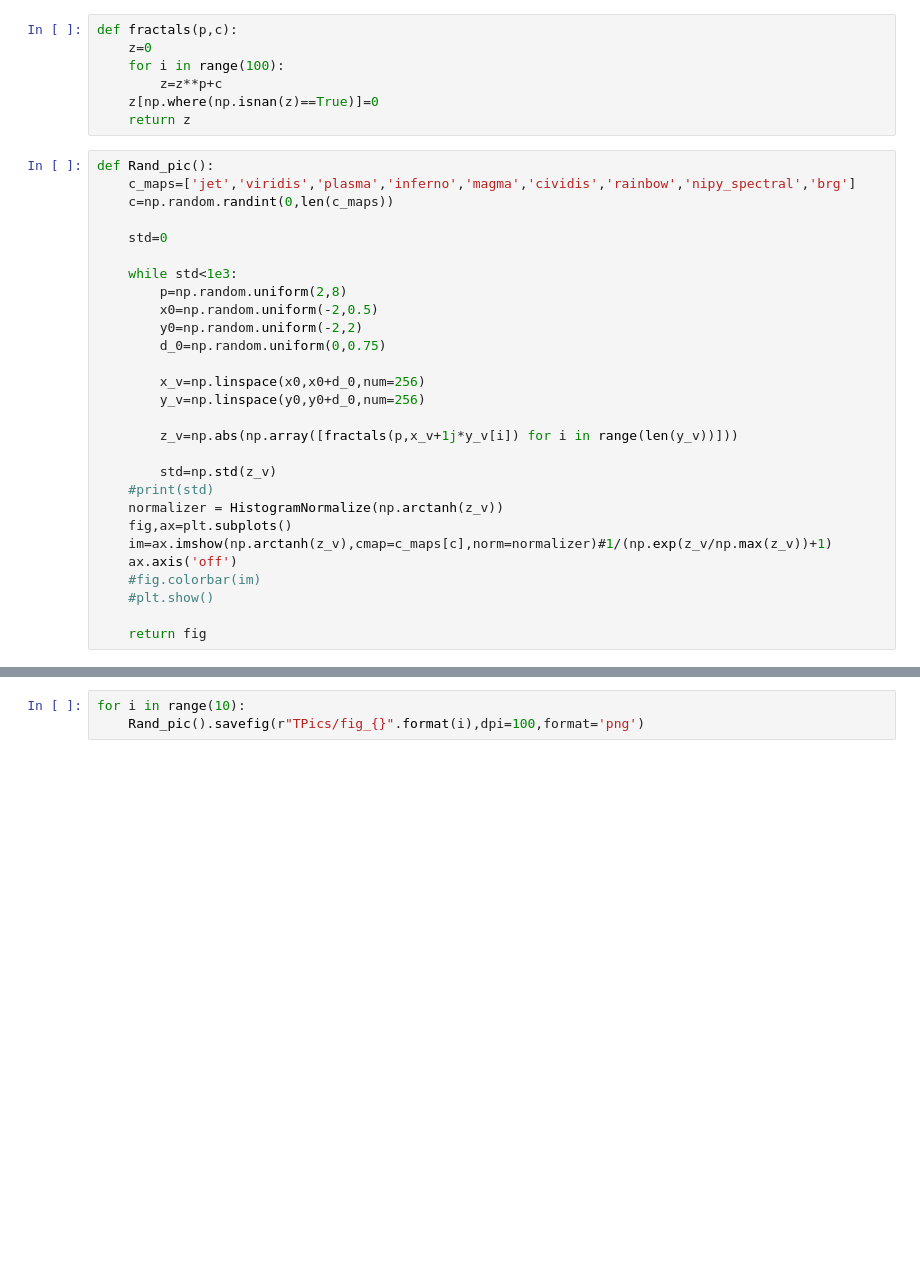
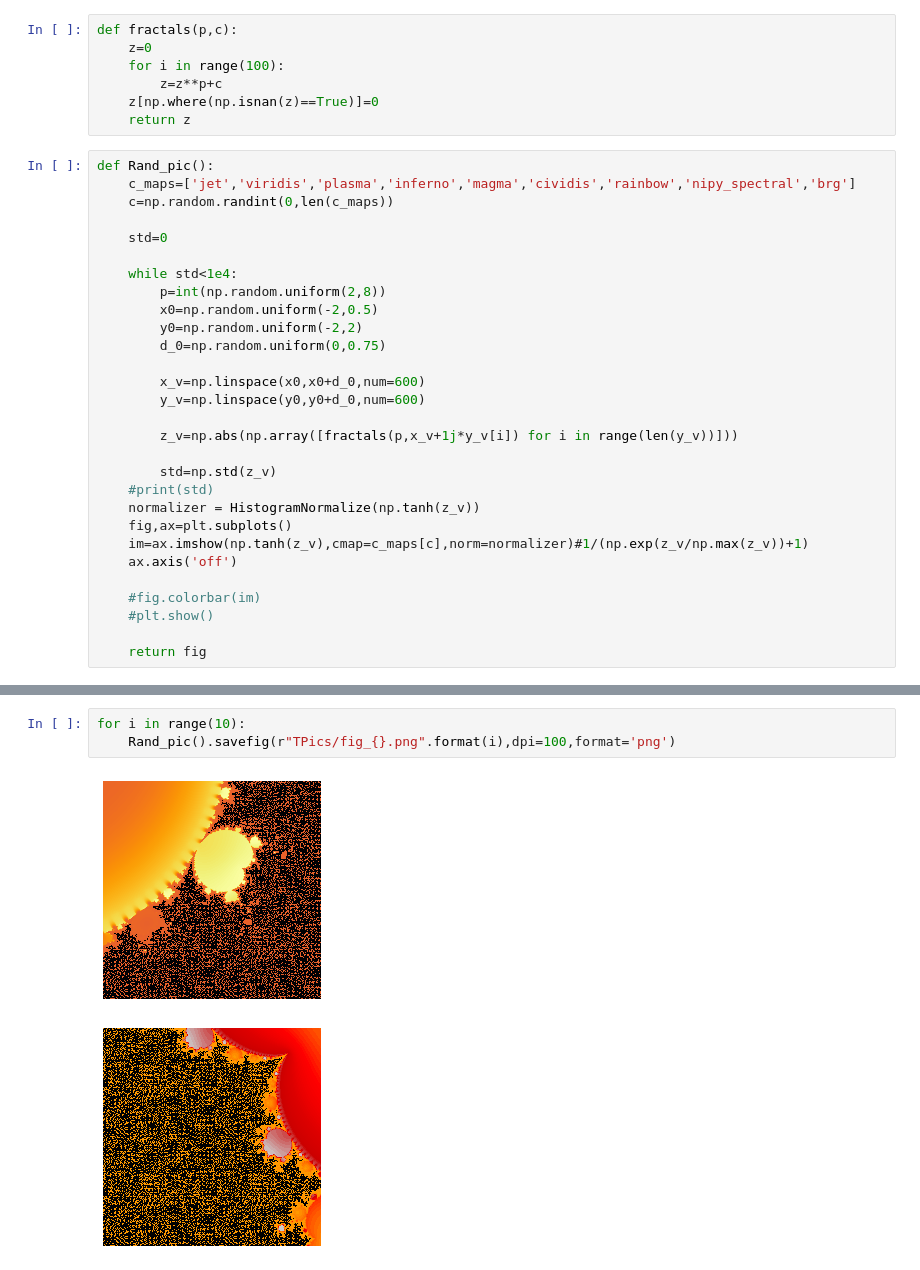
Before and after one commit to amertbozkurt/Mert-Bastiks, a Jupyter notebook: PicGenPrototyping.ipynb, the cells around one changed output, grey strips where cells are left out. Saved outputs shown, nothing was run; the diff lists cells and outputs as text; blank space fills up the shorter version.

```diff
--- a/PicGenPrototyping.ipynb
+++ b/PicGenPrototyping.ipynb
@@ -48,23 +48,24 @@ def Rand_pic():
 
     std=0
 
-    while std<1e3:
-        p=np.random.uniform(2,8)
+    while std<1e4:
+        p=int(np.random.uniform(2,8))
         x0=np.random.uniform(-2,0.5)
         y0=np.random.uniform(-2,2)
         d_0=np.random.uniform(0,0.75)
 
-        x_v=np.linspace(x0,x0+d_0,num=256)
-        y_v=np.linspace(y0,y0+d_0,num=256)
+        x_v=np.linspace(x0,x0+d_0,num=600)
+        y_v=np.linspace(y0,y0+d_0,num=600)
 
         z_v=np.abs(np.array([fractals(p,x_v+1j*y_v[i]) for i in range(len(y_v))]))
 
         std=np.std(z_v)
     #print(std)
-    normalizer = HistogramNormalize(np.arctanh(z_v))
+    normalizer = HistogramNormalize(np.tanh(z_v))
     fig,ax=plt.subplots()
-    im=ax.imshow(np.arctanh(z_v),cmap=c_maps[c],norm=normalizer)#1/(np.exp(z_v/np.max(z_v))+1)
+    im=ax.imshow(np.tanh(z_v),cmap=c_maps[c],norm=normalizer)#1/(np.exp(z_v/np.max(z_v))+1)
     ax.axis('off')
+
     #fig.colorbar(im)
     #plt.show()
 
@@ -86,3 +87,6 @@ for i in range(10):
 # %%
 for i in range(10):
-    Rand_pic().savefig(r"TPics/fig_{}".format(i),dpi=100,format='png')
+    Rand_pic().savefig(r"TPics/fig_{}.png".format(i),dpi=100,format='png')
+# %% [output]
+[figure, added]
+[figure, added]
```
Also changed, not shown: parts of 2 cells of this notebook, 12 other files.
